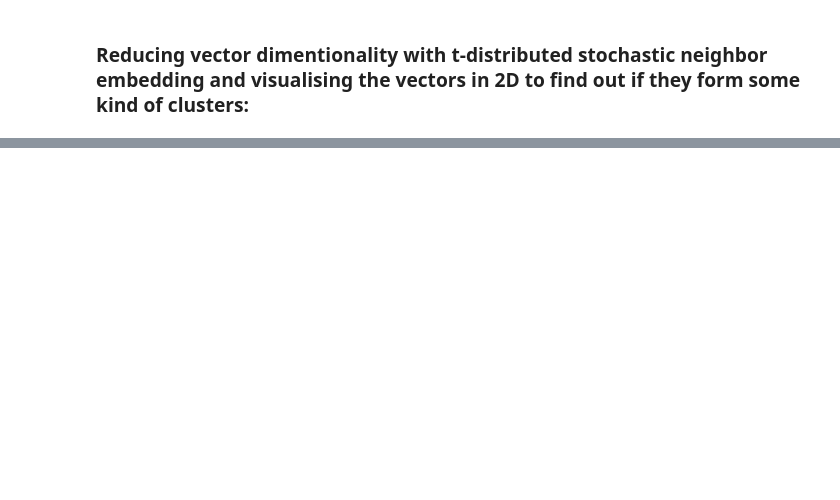
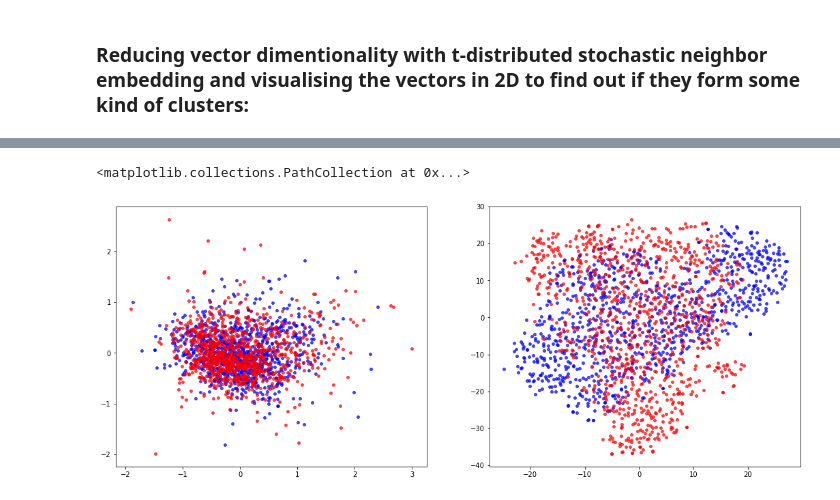
Before and after one commit to gabaslava/imdb, a Jupyter notebook: A. imdb data analysing. the code.ipynb, the cells around one changed output, grey strips where cells are left out. Drawn from its saved outputs; the diff is of its cells as text; code cells hidden in the pictures; blank space fills up the shorter version.

```diff
--- a/A. imdb data analysing. the code.ipynb
+++ b/A. imdb data analysing. the code.ipynb
@@ -243,0 +268,5 @@ max_len, min_len, mean_x, std_x, total_x
+# %%
+top5000_true = list(true_unique[:5000]['index'].values)
+top5000_false = list(false_unique[:5000]['index'].values)
+exp_true_in_top5000 = [i for i in top5000_true if i not in top5000_false]
+exp_false_in_top5000 = [i for i in top5000_false if i not in top5000_true]
@@ -375,0 +421,12 @@ plt.show()
+# %%
+def words_vectorized(words, embeddings, vec_dim, unique_word_emb):
+    vectorized_words=np.zeros((len(words), vec_dim))
+    for w,i in zip(words,range(len(words))):
+        if w in unique_word_emb:
+            vectorized_words[i] = embeddings[w]
+        else:
+            vectorized_words[i] = np.zeros(50)
+    return vectorized_words
+
+exp_true_vectors = words_vectorized(exp_true_in_top5000, word_embeddings, 100, unique_words)
+exp_false_vectors = words_vectorized(exp_false_in_top5000, word_embeddings, 100, unique_words)
@@ -375,0 +436,21 @@ plt.show()
+# %%
+pca_true_exp = PCA(n_components=2).fit_transform(exp_true_vectors)
+pca_false_exp = PCA(n_components=2).fit_transform(exp_false_vectors)
+
+tsne = TSNE(n_components=2, perplexity=35, n_iter=500)
+tsne_true_exp = tsne.fit_transform(exp_true_vectors)
+tsne_false_exp = tsne.fit_transform(exp_false_vectors)
+
+
+fig = plt.figure(figsize=(18,7))
+ax1 = fig.add_subplot(121)
+ax2 = fig.add_subplot(122)
+
+ax1.scatter([i[0] for i in pca_false_exp], [i[1] for i in pca_false_exp], s=15, c='b', marker="o", label='false', alpha=0.7)
+ax1.scatter([i[0] for i in pca_true_exp], [i[1] for i in pca_true_exp], s=15, c='r', marker="o", label='true', alpha=0.7)
+
+ax2.scatter([i[0] for i in tsne_false_exp], [i[1] for i in tsne_false_exp], s=15, c='b', marker="o", label='false', alpha=0.7)
+ax2.scatter([i[0] for i in tsne_true_exp], [i[1] for i in tsne_true_exp], s=15, c='r', marker="o", label='true', alpha=0.7)
+# %% [output]
+<matplotlib.collections.PathCollection at 0x...>
+[figure, added]
```
Also changed, not shown: parts of 44 cells of this notebook.
